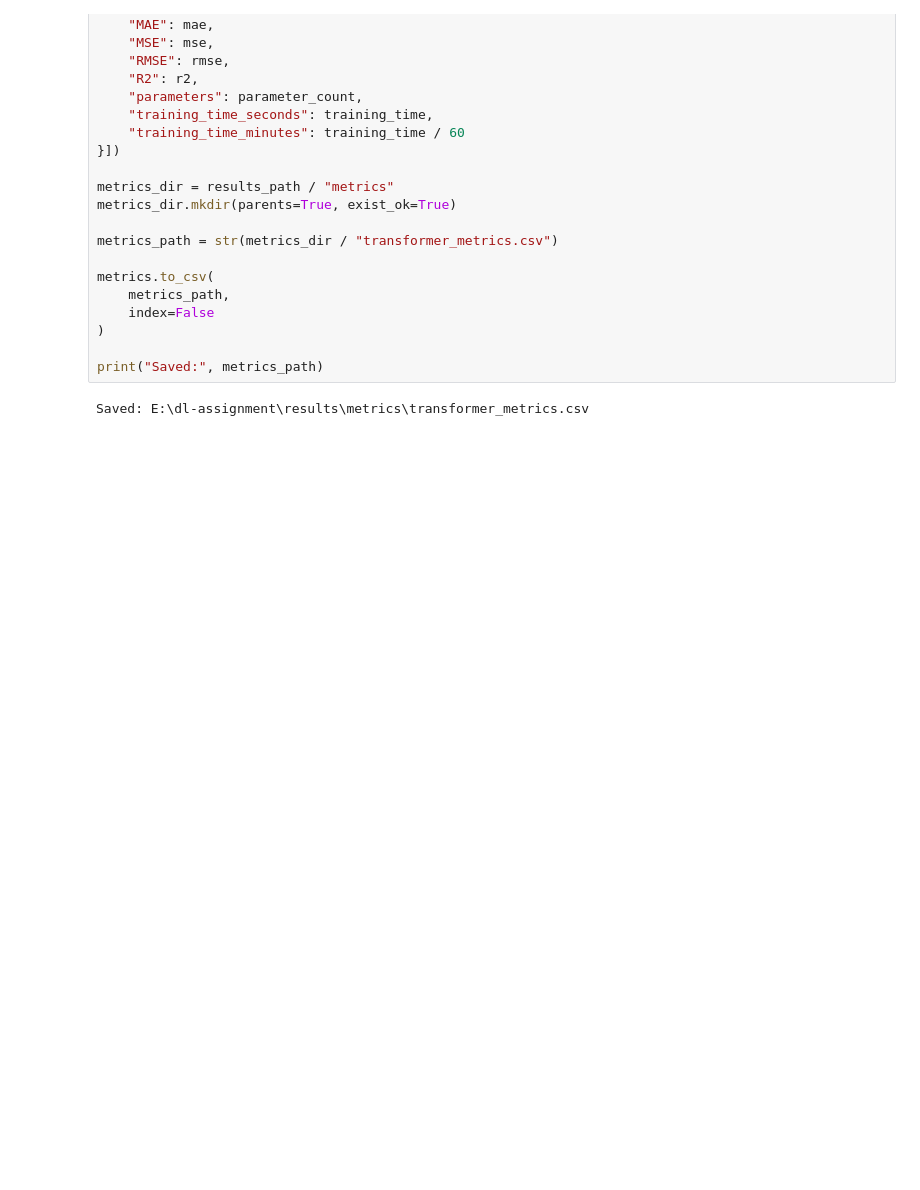
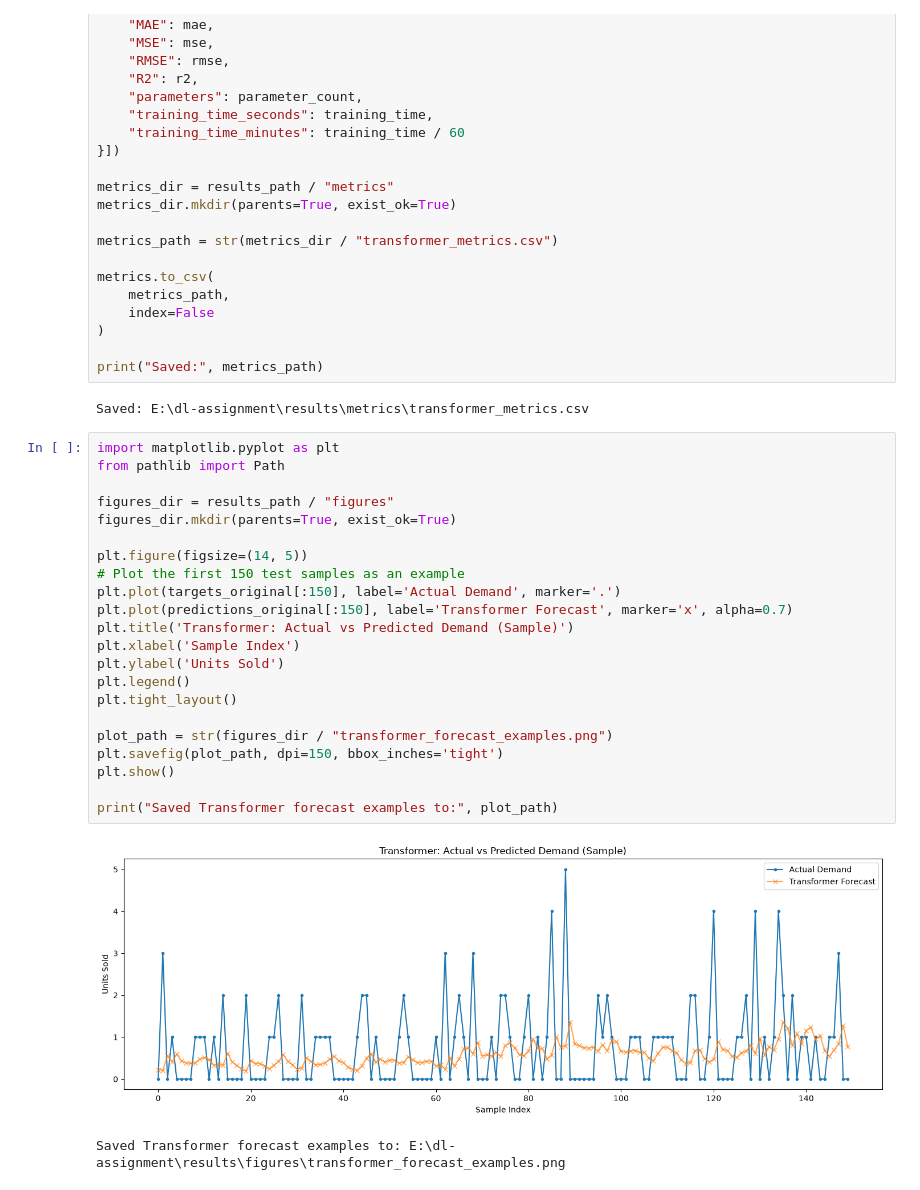
Before and after one commit to Naveeth-Nawzer/dl-assignment, a Jupyter notebook: notebooks/10_transformer.ipynb, the cells around one changed output. Saved outputs shown, nothing was run; the diff lists cells and outputs as text; blank space fills up the shorter version.

Commit message:
Add Transformer forecast examples figure to results directory

```diff
--- a/notebooks/10_transformer.ipynb
+++ b/notebooks/10_transformer.ipynb
@@ -741,3 +741,28 @@ metrics.to_csv(
 print("Saved:", metrics_path)
 # %% [output]
 Saved: E:\dl-assignment\results\metrics\transformer_metrics.csv
+# %%
+import matplotlib.pyplot as plt
+from pathlib import Path
+
+figures_dir = results_path / "figures"
+figures_dir.mkdir(parents=True, exist_ok=True)
+
+plt.figure(figsize=(14, 5))
+# Plot the first 150 test samples as an example
+plt.plot(targets_original[:150], label='Actual Demand', marker='.')
+plt.plot(predictions_original[:150], label='Transformer Forecast', marker='x', alpha=0.7)
+plt.title('Transformer: Actual vs Predicted Demand (Sample)')
+plt.xlabel('Sample Index')
+plt.ylabel('Units Sold')
+plt.legend()
+plt.tight_layout()
+
+plot_path = str(figures_dir / "transformer_forecast_examples.png")
+plt.savefig(plot_path, dpi=150, bbox_inches='tight')
+plt.show()
+
+print("Saved Transformer forecast examples to:", plot_path)
+# %% [output]
+[figure, added]
+Saved Transformer forecast examples to: E:\dl-assignment\results\figures\transformer_forecast_examples.png
```
Also changed, not shown: 1 other file.
